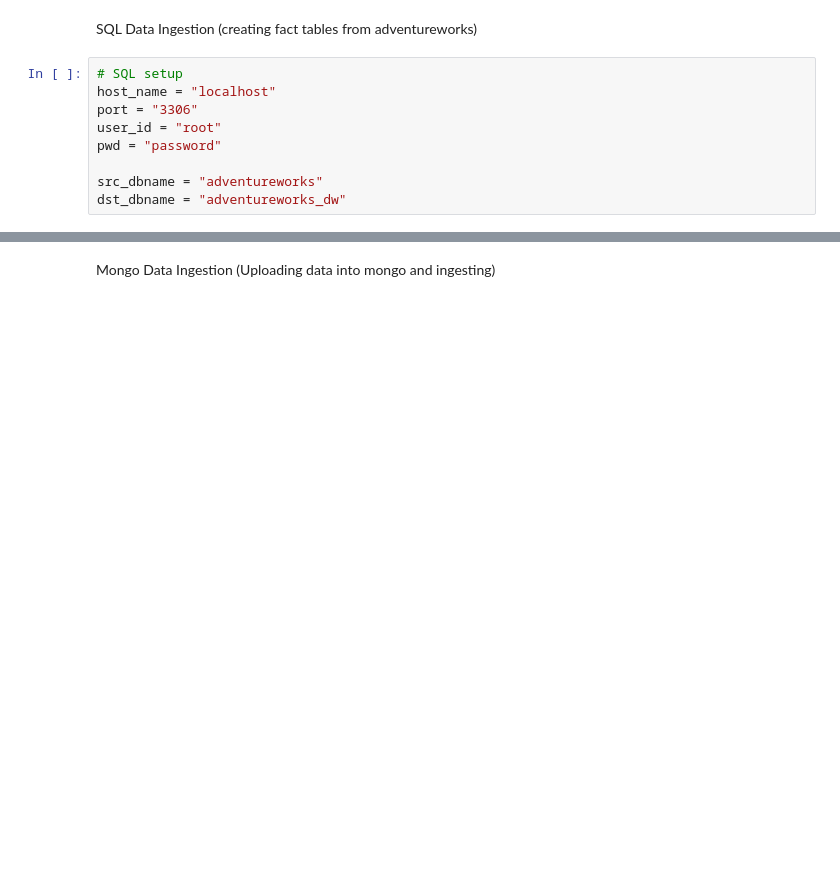
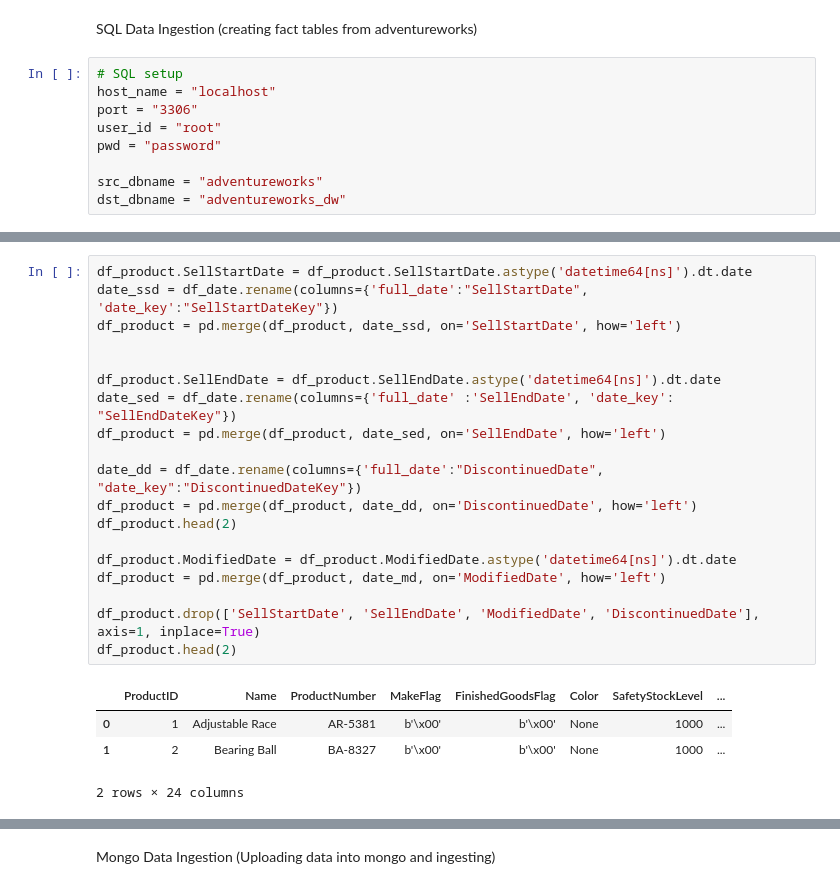
Before and after one commit to boffskbob/DS2002-midterm, a Jupyter notebook: db_setup.ipynb, the cells around one changed output, grey strips where cells are left out. Saved outputs shown, nothing was run; the diff lists cells and outputs as text; blank space fills up the shorter version.

```diff
--- a/db_setup.ipynb
+++ b/db_setup.ipynb
@@ -50,0 +142,24 @@ connection.close()
+# %%
+df_product.SellStartDate = df_product.SellStartDate.astype('datetime64[ns]').dt.date
+date_ssd = df_date.rename(columns={'full_date':"SellStartDate", 'date_key':"SellStartDateKey"})
+df_product = pd.merge(df_product, date_ssd, on='SellStartDate', how='left')
+
+
+df_product.SellEndDate = df_product.SellEndDate.astype('datetime64[ns]').dt.date
+date_sed = df_date.rename(columns={'full_date' :'SellEndDate', 'date_key': "SellEndDateKey"})
+df_product = pd.merge(df_product, date_sed, on='SellEndDate', how='left')
+
+date_dd = df_date.rename(columns={'full_date':"DiscontinuedDate", "date_key":"DiscontinuedDateKey"})
+df_product = pd.merge(df_product, date_dd, on='DiscontinuedDate', how='left')
+df_product.head(2)
+
+df_product.ModifiedDate = df_product.ModifiedDate.astype('datetime64[ns]').dt.date
+df_product = pd.merge(df_product, date_md, on='ModifiedDate', how='left')
+
+df_product.drop(['SellStartDate', 'SellEndDate', 'ModifiedDate', 'DiscontinuedDate'], axis=1, inplace=True)
+df_product.head(2)
+# %% [output]
+|  | ProductID | Name | ProductNumber | MakeFlag | FinishedGoodsFlag | Color | SafetyStockLevel | ... |
+| 0 | 1 | Adjustable Race | AR-5381 | b'\x00' | b'\x00' | None | 1000 | ... |
+| 1 | 2 | Bearing Ball | BA-8327 | b'\x00' | b'\x00' | None | 1000 | ... |
+2 rows × 24 columns
```
Also changed, not shown: parts of 27 cells of this notebook, 5 other files.
